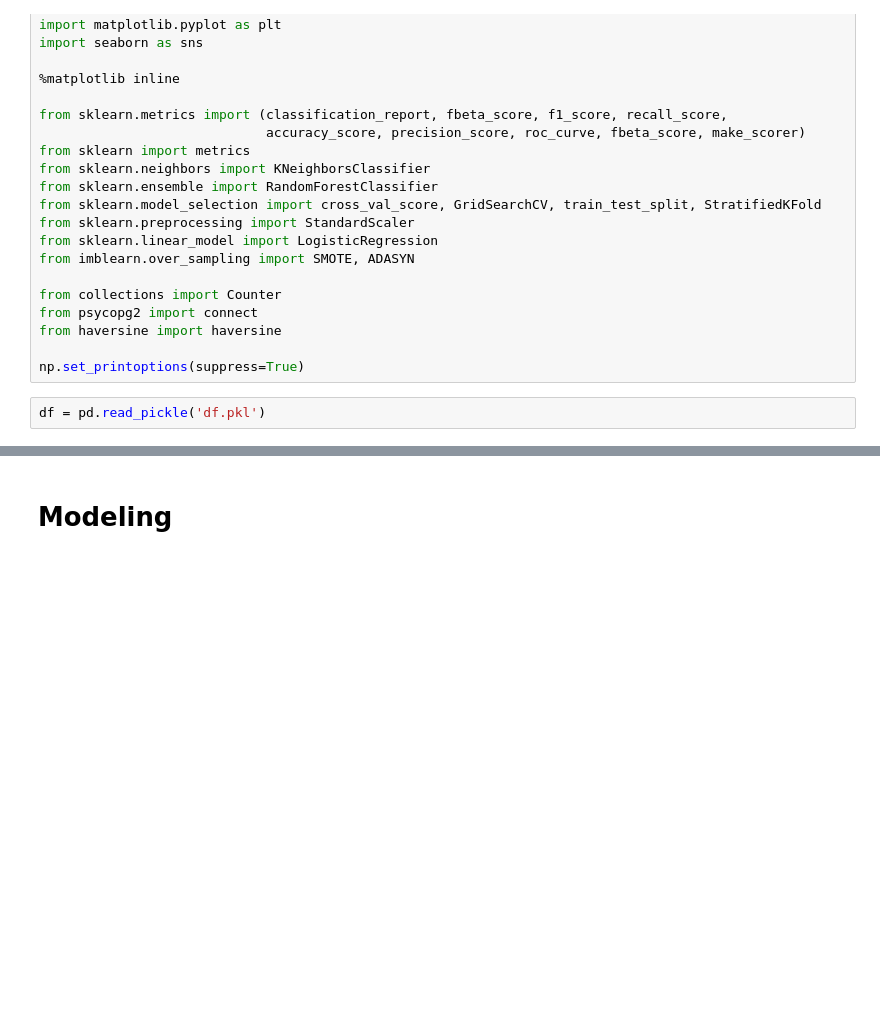
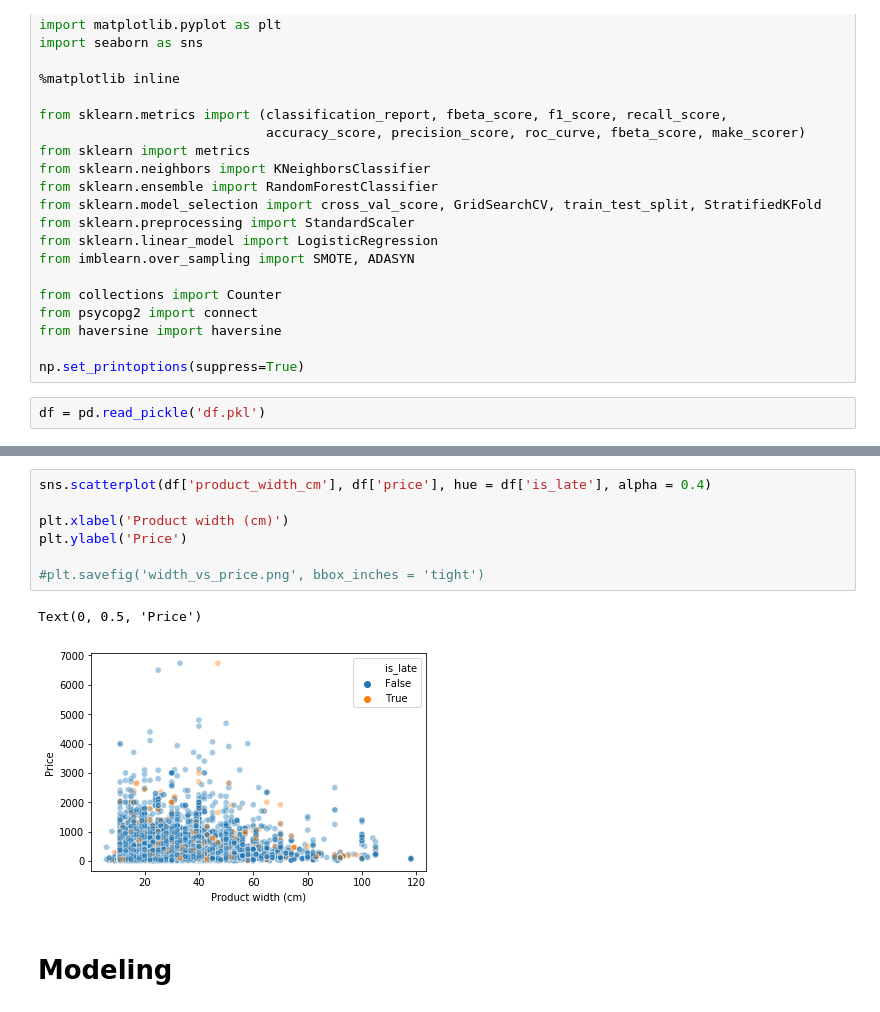
Before and after one commit to Alexandre987/Late_Shipment_Prediction_Olist, a Jupyter notebook: Project_03_Modeling.ipynb, the cells around one changed output, grey strips where cells are left out. Drawn from its saved outputs; the diff is of its cells as text; blank space fills up the shorter version.

```diff
--- a/Project_03_Modeling.ipynb
+++ b/Project_03_Modeling.ipynb
@@ -27,3 +37,13 @@ df = pd.read_pickle('df.pkl')
+# %%
+sns.scatterplot(df['product_width_cm'], df['price'], hue = df['is_late'], alpha = 0.4)
+
+plt.xlabel('Product width (cm)')
+plt.ylabel('Price')
+
+#plt.savefig('width_vs_price.png', bbox_inches = 'tight')
+# %% [output]
+Text(0, 0.5, 'Price')
+[figure, added]
 # %% [markdown]
 # Modeling
 # %%
```
Also changed, not shown: parts of 32 cells of this notebook, 9 other files.
